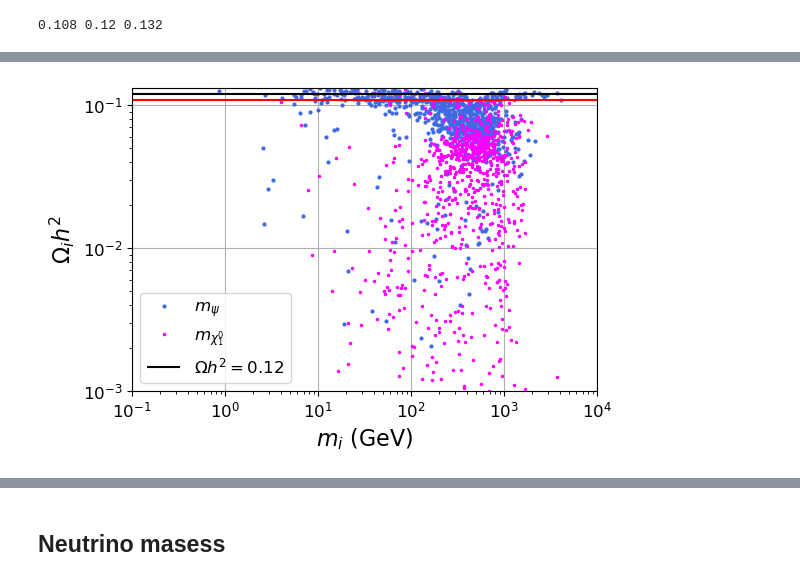
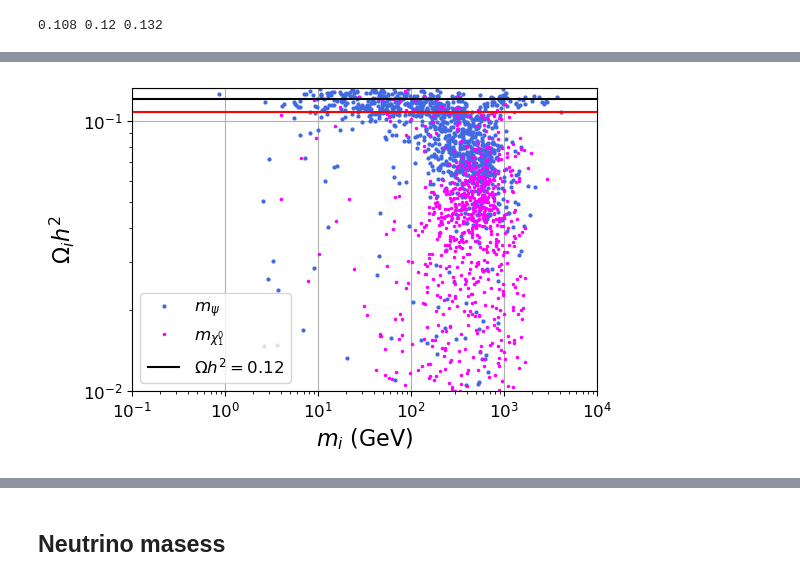
Before and after one commit to davidsuarezr/MDEO, a Jupyter notebook: random-scan-DM.ipynb, the cells around one changed output, grey strips where cells are left out. Cells and saved outputs as stored; diff of their text form; code cells hidden in the pictures.

```diff
--- a/random-scan-DM.ipynb
+++ b/random-scan-DM.ipynb
@@ -78,24 +85,24 @@ xd.shape
 # %%
 plt.figure(figsize=(6,4))
 
 plt.loglog(xd.mChi,xd.Omega1,color='royalblue', marker='.',ms=4,linestyle='',label='$m_\psi$')
 plt.loglog(xd.mXi_1,xd.Omega2,color='magenta', marker='.',ms=3,linestyle='',label='$m_{\chi_1^0}$')
 
 plt.hlines(Omega_max,0.1,1e4, 'r',label=r'')
 plt.hlines(Omega_min,0.1,1e4, 'r',label=r'')
 
 plt.hlines(Omega,0.1,1e4, 'k',label=r'$\Omega h^2=$0.12')
 
 plt.xlabel(r'$m_i$ (GeV)',size=16)
 plt.ylabel(r'$\Omega_i h^2$',size=16)
 plt.legend()
 plt.grid()
 
 #plt.ylim(Omega_min,Omega_max)
-plt.ylim(1e-3,Omega_max)
+plt.ylim(1e-2,Omega_max)
 plt.xlim(0.1, 1e4)
 #plt.savefig('plots/DM.pdf')
 
 plt.tight_layout()
 # %% [output]
-[figure, old version]
+[figure, new version]
```
Also changed, not shown: parts of 25 cells of this notebook.
